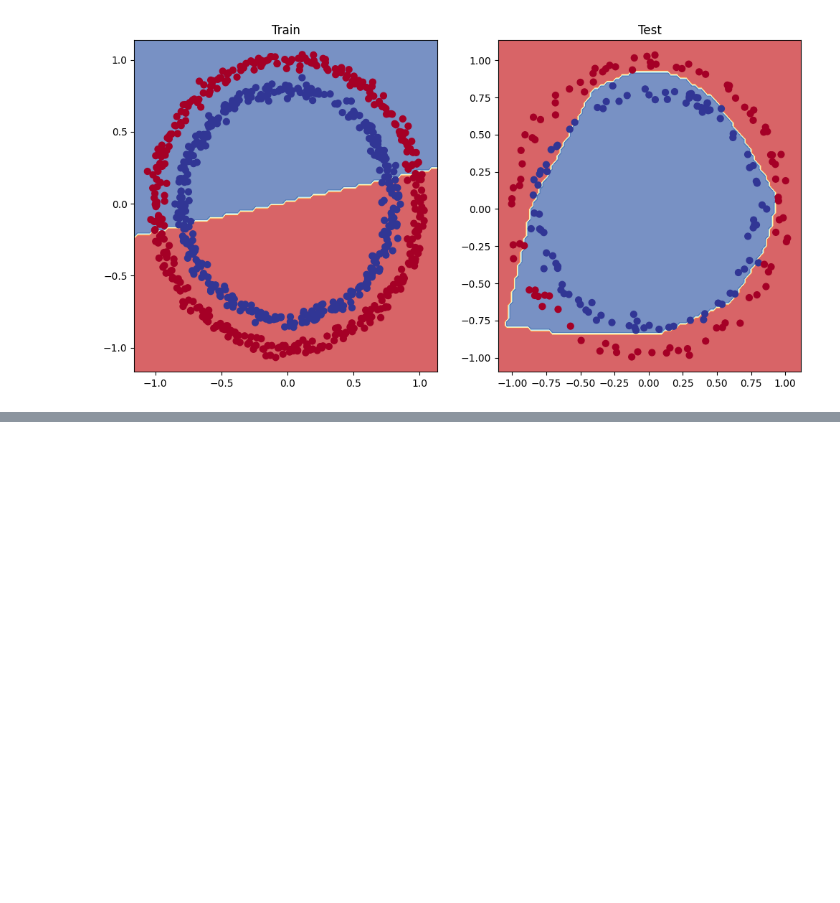
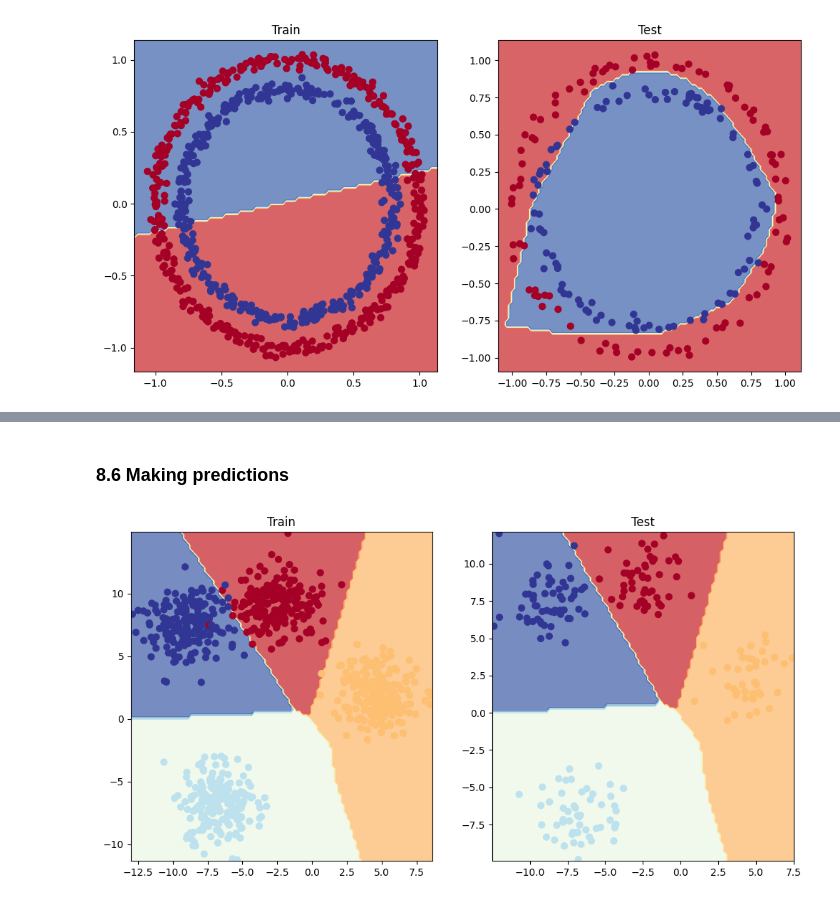
Before and after one commit to nbeaudoin/PyTorch-marathon, a Jupyter notebook: Classification.ipynb, the cells around one changed output, grey strips where cells are left out. Cells and saved outputs as stored; diff of their text form; code cells hidden in the pictures; blank space fills up the shorter version.

```diff
--- a/Classification.ipynb
+++ b/Classification.ipynb
@@ -963,0 +975,4 @@ def sigmoid(x):
+# %%
+# Create device agnostic code
+device = "cuda" if torch.cuda.is_available() else "cpu"
+device
@@ -963,0 +1027,7 @@ def sigmoid(x):
+# %%
+# Create a loss function for multi-class classification
+loss_fn = nn.CrossEntropyLoss()
+
+# Create an optimizer for multi-class classification
+optimizer = torch.optim.SGD(params=model_4.parameters(),
+                            lr=0.1)
@@ -963,0 +1076,8 @@ def sigmoid(x):
+# %%
+# Make prediction logits with model
+y_logits = model_4(X_blob_test.to(device))
+
+# Perform softmax calculation on logits across dimension 1 to get prediction probabilities
+y_pred_probs = torch.softmax(y_logits, dim=1)
+print(y_logits[:5])
+print(y_pred_probs[:5])
@@ -963,0 +1177,2 @@ def sigmoid(x):
+# %% [markdown]
+### 8.6 Making predictions
@@ -963,0 +1184,15 @@ def sigmoid(x):
+# %%
+# Plot the decision boundary
+### Remember: This function moves to CPU for Numpy
+### Anything run after this needs to be converted again
+import numpy as np
+plt.figure(figsize=(12, 6))
+plt.subplot(1, 2, 1)
+plt.title("Train")
+plot_decision_boundary(model_4, X_blob_train, y_blob_train)
+
+plt.subplot(1, 2, 2)
+plt.title("Test")
+plot_decision_boundary(model_4, X_blob_test, y_blob_test)
+# %% [output]
+[figure, added]
```
Also changed, not shown: parts of 43 cells of this notebook.
